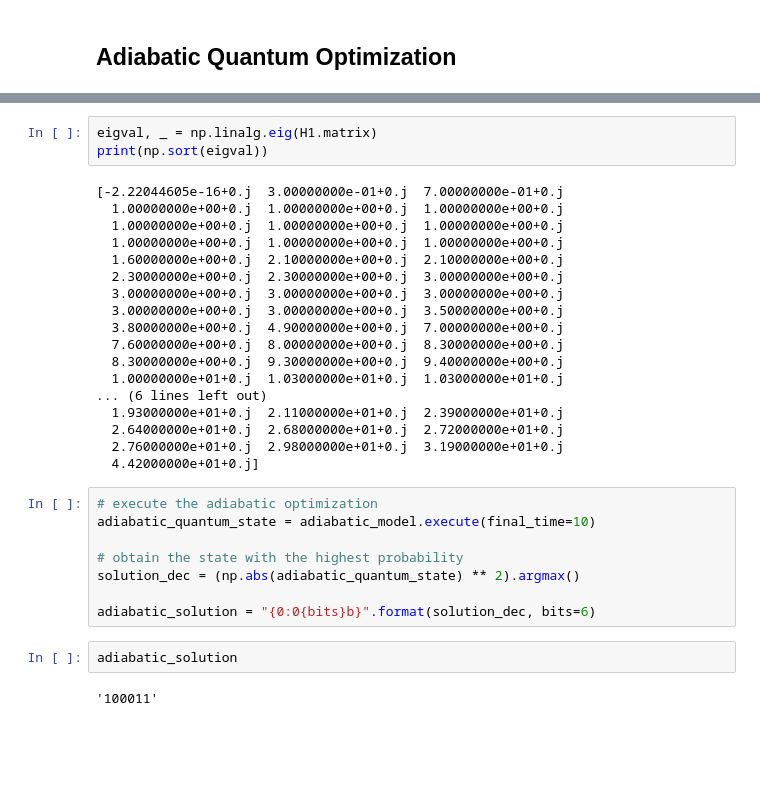
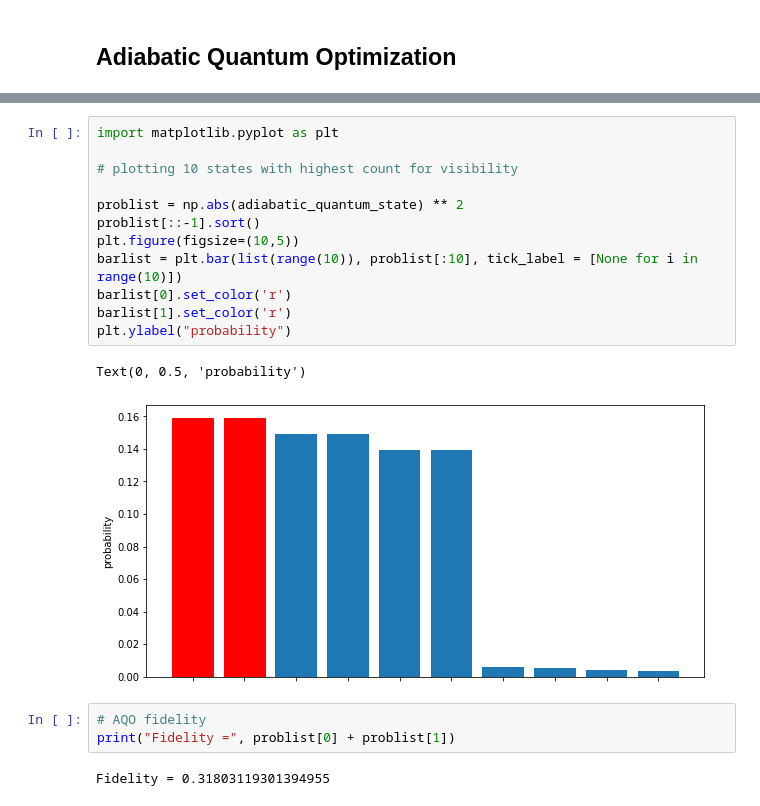
Before and after one commit to j00nkim/ETH-HACKATHON-2023, a Jupyter notebook: Software Challenge/first_challenge.ipynb, the cells around one changed output, grey strips where cells are left out. Cells and saved outputs as stored; diff of their text form; blank space fills up the shorter version.

```diff
--- a/Software Challenge/first_challenge.ipynb
+++ b/Software Challenge/first_challenge.ipynb
@@ -697,33 +371,20 @@ adiabatic_model = AdiabaticEvolution(H0_dense, H1_dense, s, dt)
-# %%
-eigval, _ = np.linalg.eig(H1.matrix)
-print(np.sort(eigval))
-# %% [output]
-[-2.22044605e-16+0.j  3.00000000e-01+0.j  7.00000000e-01+0.j
-  1.00000000e+00+0.j  1.00000000e+00+0.j  1.00000000e+00+0.j
-  1.00000000e+00+0.j  1.00000000e+00+0.j  1.00000000e+00+0.j
-  1.00000000e+00+0.j  1.00000000e+00+0.j  1.00000000e+00+0.j
-  1.60000000e+00+0.j  2.10000000e+00+0.j  2.10000000e+00+0.j
-  2.30000000e+00+0.j  2.30000000e+00+0.j  3.00000000e+00+0.j
-  3.00000000e+00+0.j  3.00000000e+00+0.j  3.00000000e+00+0.j
-  3.00000000e+00+0.j  3.00000000e+00+0.j  3.50000000e+00+0.j
-  3.80000000e+00+0.j  4.90000000e+00+0.j  7.00000000e+00+0.j
-  7.60000000e+00+0.j  8.00000000e+00+0.j  8.30000000e+00+0.j
-  8.30000000e+00+0.j  9.30000000e+00+0.j  9.40000000e+00+0.j
-  1.00000000e+01+0.j  1.03000000e+01+0.j  1.03000000e+01+0.j
-... (6 lines left out)
-  1.93000000e+01+0.j  2.11000000e+01+0.j  2.39000000e+01+0.j
-  2.64000000e+01+0.j  2.68000000e+01+0.j  2.72000000e+01+0.j
-  2.76000000e+01+0.j  2.98000000e+01+0.j  3.19000000e+01+0.j
-  4.42000000e+01+0.j]
-# %%
-# execute the adiabatic optimization
-adiabatic_quantum_state = adiabatic_model.execute(final_time=10)
-
-# obtain the state with the highest probability
-solution_dec = (np.abs(adiabatic_quantum_state) ** 2).argmax()
-
-adiabatic_solution = "{0:0{bits}b}".format(solution_dec, bits=6)
-# %%
-adiabatic_solution
-# %% [output]
-'100011'
+# %%
+import matplotlib.pyplot as plt
+
+# plotting 10 states with highest count for visibility
+
+problist = np.abs(adiabatic_quantum_state) ** 2
+problist[::-1].sort()
+plt.figure(figsize=(10,5))
+barlist = plt.bar(list(range(10)), problist[:10], tick_label = [None for i in range(10)])
+barlist[0].set_color('r')
+barlist[1].set_color('r')
+plt.ylabel("probability")
+# %% [output]
+Text(0, 0.5, 'probability')
+[figure, added]
+# %%
+# AQO fidelity
+print("Fidelity =", problist[0] + problist[1])
+# %% [output]
+Fidelity = 0.31803119301394955
```
Also changed, not shown: parts of 23 cells of this notebook, 1 other file.
